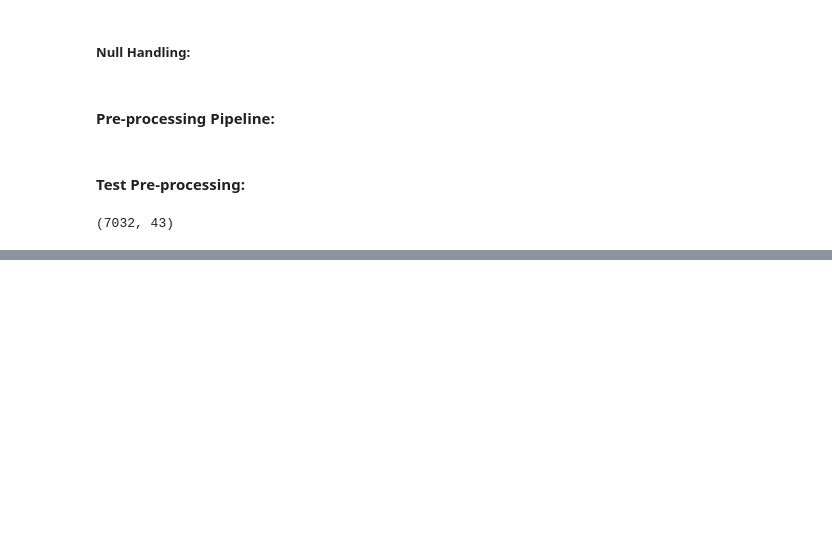
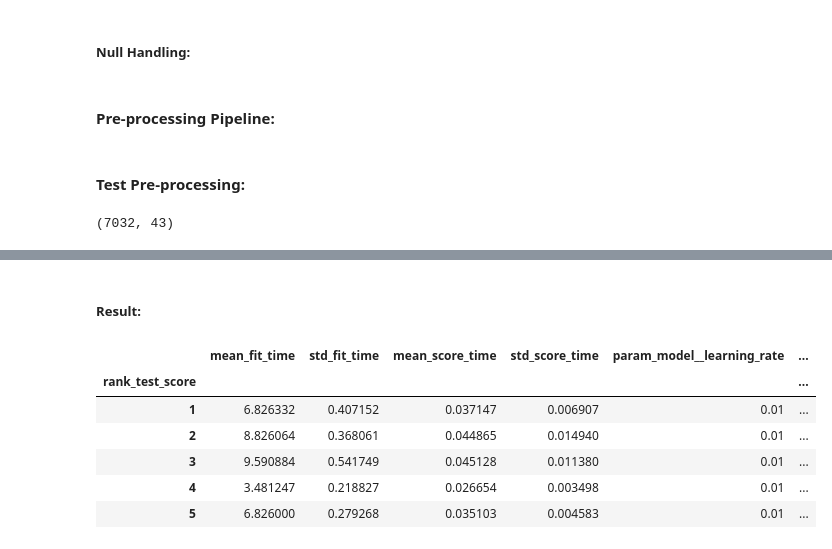
Before and after one commit to SamuelBarbosaDev/Telco_Customer_Churn, a Jupyter notebook: core/notebooks/main.ipynb, the cells around one changed output, grey strips where cells are left out. Saved outputs shown, nothing was run; the diff lists cells and outputs as text; code cells hidden in the pictures; blank space fills up the shorter version.

```diff
--- a/core/notebooks/main.ipynb
+++ b/core/notebooks/main.ipynb
@@ -293,0 +464,17 @@ result.shape
+# %% [markdown]
+##### Result:
+# %%
+df_grid_cv_result = (
+    pd.DataFrame(grid_model.cv_results_)
+    .set_index('rank_test_score')
+    .sort_index()
+)
+display(df_grid_cv_result.head())
+# %% [output]
+|  | mean_fit_time | std_fit_time | mean_score_time | std_score_time | param_model__learning_rate | ... |
+| rank_test_score |  |  |  |  |  | ... |
+| 1 | 6.826332 | 0.407152 | 0.037147 | 0.006907 | 0.01 | ... |
+| 2 | 8.826064 | 0.368061 | 0.044865 | 0.014940 | 0.01 | ... |
+| 3 | 9.590884 | 0.541749 | 0.045128 | 0.011380 | 0.01 | ... |
+| 4 | 3.481247 | 0.218827 | 0.026654 | 0.003498 | 0.01 | ... |
+| 5 | 6.826000 | 0.279268 | 0.035103 | 0.004583 | 0.01 | ... |
```
Also changed, not shown: parts of 38 cells of this notebook.
